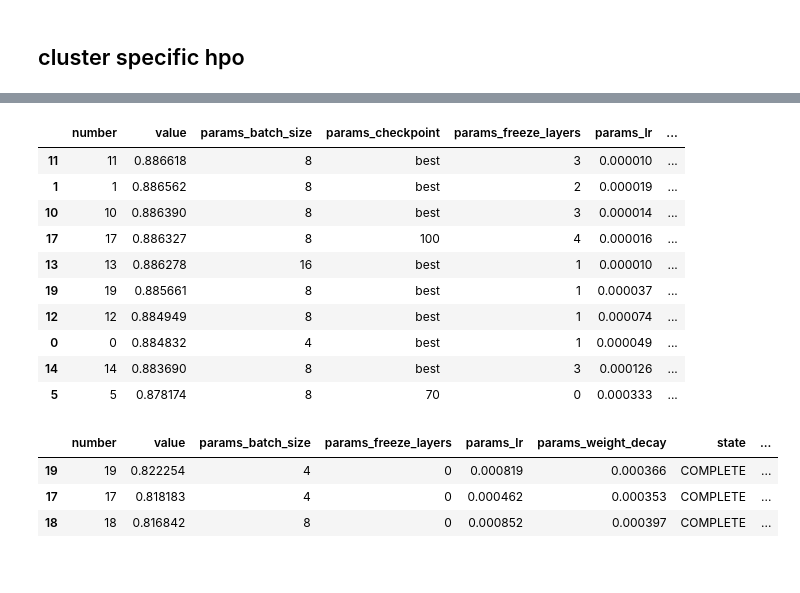
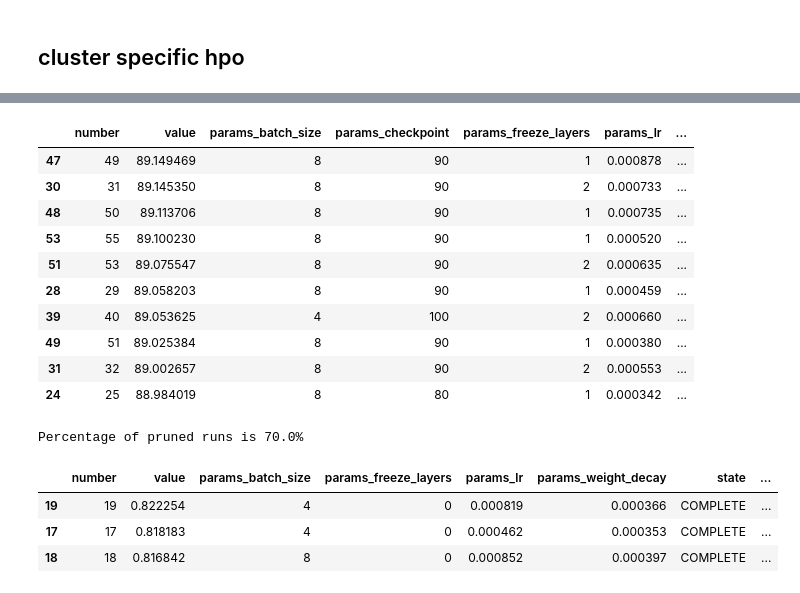
Before and after one commit to PulyaPolya/beat_this, a Jupyter notebook: results_evaluation.ipynb, the cells around one changed output, grey strips where cells are left out. Cells and saved outputs as stored; diff of their text form; code cells hidden in the pictures.

```diff
--- a/results_evaluation.ipynb
+++ b/results_evaluation.ipynb
@@ -1444,7 +1444,7 @@ study = optuna.load_study(
 import optuna
 import pandas as pd
 study = optuna.load_study(
-    study_name="cluster_2",
+    study_name="cluster_2_ckpt_range_w_best",
     storage="sqlite:///optuna.db"
 )
 df = study.trials_dataframe()
@@ -1454,6 +1454,7 @@ df_filtered = df_filtered.drop(columns = date_cols, axis = 1)
 
 df_filtered = df_filtered.reset_index()
 df_filtered = df_filtered.drop(columns = ["index"], axis = 1)
-df_filtered.head(10)
+df_filtered["value"] = df_filtered["value"]* 100
+df_filtered.tail(10)
 # %% [output]
 |  | number | value | params_batch_size | params_checkpoint | params_freeze_layers | params_lr | ... |
@@ -1469,0 +1475,5 @@ df_filtered.head(10)
+# %%
+indices = df_filtered["value"].nlargest(10).index
+df_filtered
+df_filtered["diff"] = df_filtered["value"].apply(lambda x: x - 88.878)
+df_filtered.loc[indices]
@@ -1470,18 +1492,26 @@ df_filtered.head(10)
 # %%
 indices = df_filtered["value"].nlargest(10).index
+df_filtered
+df_filtered["diff"] = df_filtered["value"].apply(lambda x: x - 88.878)
 df_filtered.loc[indices]
 # %% [output]
 |  | number | value | params_batch_size | params_checkpoint | params_freeze_layers | params_lr | ... |
-| 11 | 11 | 0.886618 | 8 | best | 3 | 0.000010 | ... |
-| 1 | 1 | 0.886562 | 8 | best | 2 | 0.000019 | ... |
-| 10 | 10 | 0.886390 | 8 | best | 3 | 0.000014 | ... |
-| 17 | 17 | 0.886327 | 8 | 100 | 4 | 0.000016 | ... |
-| 13 | 13 | 0.886278 | 16 | best | 1 | 0.000010 | ... |
-| 19 | 19 | 0.885661 | 8 | best | 1 | 0.000037 | ... |
-| 12 | 12 | 0.884949 | 8 | best | 1 | 0.000074 | ... |
-| 0 | 0 | 0.884832 | 4 | best | 1 | 0.000049 | ... |
-| 14 | 14 | 0.883690 | 8 | best | 3 | 0.000126 | ... |
-| 5 | 5 | 0.878174 | 8 | 70 | 0 | 0.000333 | ... |
+| 47 | 49 | 89.149469 | 8 | 90 | 1 | 0.000878 | ... |
+| 30 | 31 | 89.145350 | 8 | 90 | 2 | 0.000733 | ... |
+| 48 | 50 | 89.113706 | 8 | 90 | 1 | 0.000735 | ... |
+| 53 | 55 | 89.100230 | 8 | 90 | 1 | 0.000520 | ... |
+| 51 | 53 | 89.075547 | 8 | 90 | 2 | 0.000635 | ... |
+| 28 | 29 | 89.058203 | 8 | 90 | 1 | 0.000459 | ... |
+| 39 | 40 | 89.053625 | 4 | 100 | 2 | 0.000660 | ... |
+| 49 | 51 | 89.025384 | 8 | 90 | 1 | 0.000380 | ... |
+| 31 | 32 | 89.002657 | 8 | 90 | 2 | 0.000553 | ... |
+| 24 | 25 | 88.984019 | 8 | 80 | 1 | 0.000342 | ... |
+# %%
+last_df = df_filtered.tail(10)
+df_pruned_last = last_df[last_df["state"] == "PRUNED"]
+print(f"Percentage of pruned runs is {len(df_pruned_last) / len(last_df)* 100}% ")
+# %% [output]
+Percentage of pruned runs is 70.0%
 # %%
 import optuna
 import pandas as pd
```
Also changed, not shown: parts of 3 cells of this notebook, 1 other file.
